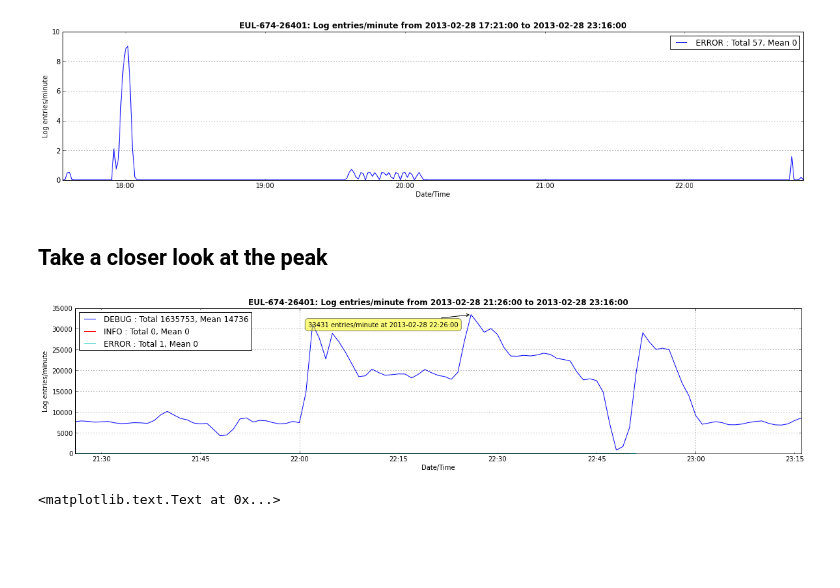
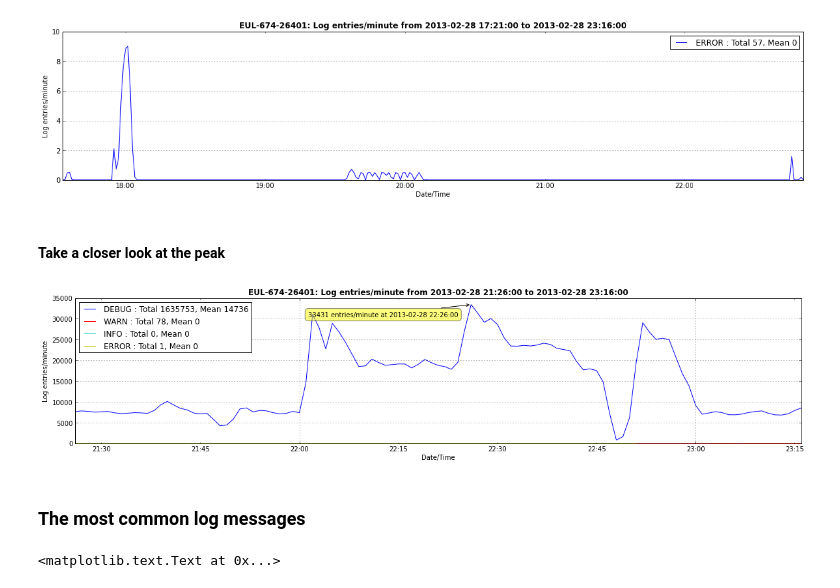
Before and after one commit to peterwilliams97/log_analysis, a Jupyter notebook: nb_pandas-preprocessed-log-files.ipynb, the cells around one changed output. Saved outputs shown, nothing was run; the diff lists cells and outputs as text; code cells hidden in the pictures; blank space fills up the shorter version.

```diff
--- a/nb_pandas-preprocessed-log-files.ipynb
+++ b/nb_pandas-preprocessed-log-files.ipynb
@@ -192,9 +194,11 @@ def embellish(df):
     legend()
 
 def get_peak(series):
+    """Return the index of element in series with the highest value"""
     return series.dropna().idxmax()
 
 def annotate_peak(series):
+    """Add a label to peak of series in an existing plot"""
     peak = get_peak(series)
     plt.annotate(
         '%d entries/minute at %s' % (series[peak], peak),
@@ -240,18 +244,19 @@ plot_levels(lfl_freq, ['ERROR'])
 # %% [output]
 [figure]
 # %% [markdown]
-Take a closer look at the peak
-------------------------------------------
+#### Take a closer look at the peak
 # %%
 totals = lfl_freq.sum(axis=1)
 peak = get_peak(totals)
 start = max(peak - timedelta(minutes=60), totals.index.min())
 end = min(start + timedelta(minutes=120), totals.index.max())
 peak_freqs = lfl_freq[start : end]
-plot_levels(peak_freqs, ['DEBUG', 'INFO', 'ERROR'])
+plot_levels(peak_freqs, all_levels)
 annotate_peak(totals)
 # %% [output]
-[figure, old version]
+[figure, new version]
+# %% [markdown]
+### The most common log messages
 # %%
 figsize(WIDTH, 8)
 counts = Series({k: lfl_freq[k].sum() for k in keys}, index=keys)
```
Also changed, not shown: parts of 12 cells of this notebook, 7 other files.
